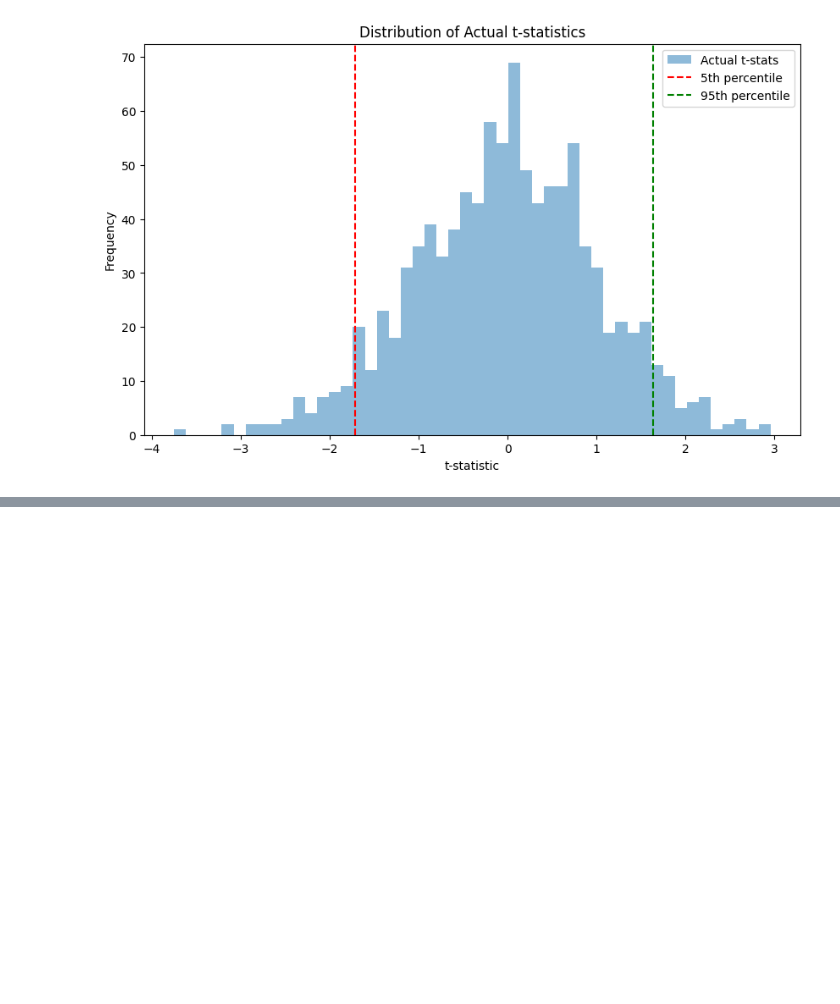
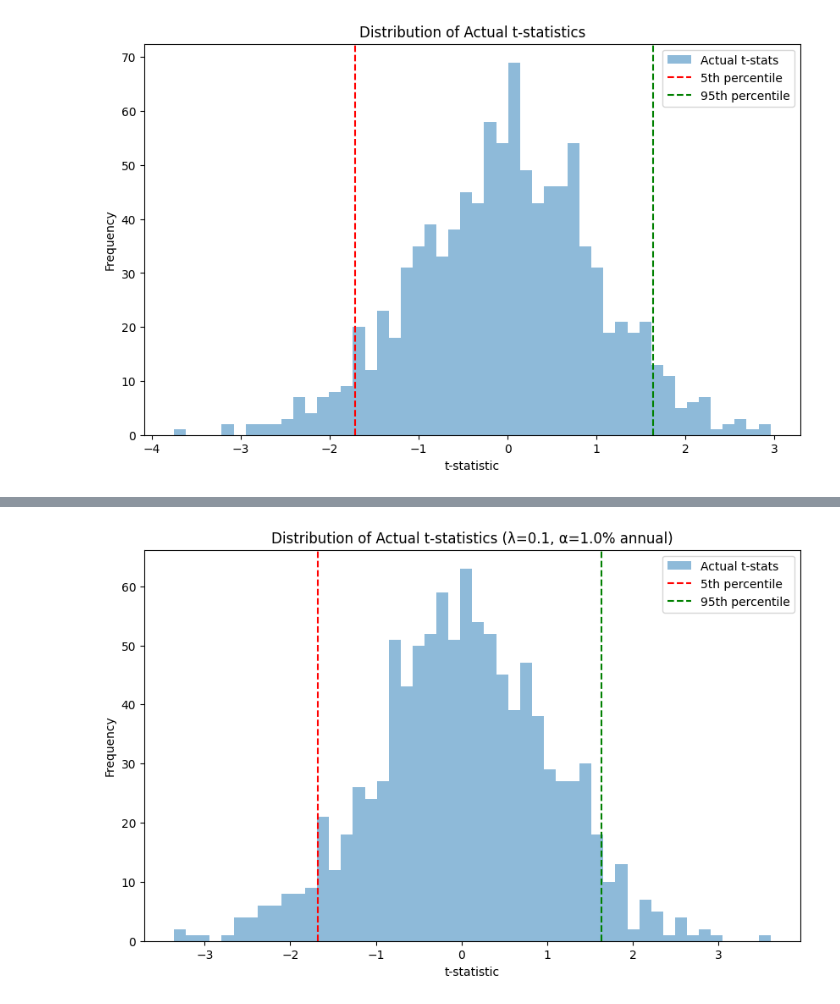
Before and after one commit to lknguyen8/BUSI-525, a Jupyter notebook: PS2.ipynb, the cells around one changed output, grey strips where cells are left out. Drawn from its saved outputs; the diff is of its cells as text; code cells hidden in the pictures; blank space fills up the shorter version.

```diff
--- a/PS2.ipynb
+++ b/PS2.ipynb
@@ -91,0 +94,83 @@ plt.show()
+# %%
+lambda_values = [0.1, 0.25, 0.5, 0.75]
+true_alphas_annual = [0.01, 0.025, 0.05]
+true_alphas = [alpha / 12 for alpha in true_alphas_annual]
+
+def simulate_fund_returns_with_skill(N, T, market_return_mean, market_return_sd, residual_sd, lambda_value, true_alpha):
+    market_returns = np.random.normal(market_return_mean, market_return_sd, T)
+    funds_returns = np.zeros((N, T))
+    alphas = np.zeros(N)
+    betas = np.zeros(N)
+    t_stats = np.zeros(N)
+    skilled_funds = np.random.choice(N, int(lambda_value * N), replace=False)  # Choose skilled funds
+
+    for i in range(N):
+        residuals = np.random.normal(0, residual_sd, T)
+        alpha = true_alpha if i in skilled_funds else 0
+        fund_returns = alpha + market_returns + residuals  # Fund returns with skill
+        funds_returns[i, :] = fund_returns
+
+        # Regression
+        X = sm.add_constant(market_returns)  # Adding a constant for alpha
+        model = sm.OLS(fund_returns, X).fit()
+        alphas[i] = model.params[0]
+        betas[i] = model.params[1]
+        t_stats[i] = model.tvalues[0]
+
+    return alphas, betas, t_stats, funds_returns
+
+
+# Loop over lambda values and true alpha values
+for lambda_value in lambda_values:
+    for true_alpha in true_alphas:
+        alphas, betas, t_stats, funds_returns = simulate_fund_returns_with_skill(
+            N, T, market_return_mean, market_return_sd, residual_sd, lambda_value, true_alpha)
+
+        bootstrap_t_stats = np.zeros((B, N))
+        for b in range(B):
+            for i in range(N):
+                bootstrap_sample = np.random.choice(T, size=T, replace=True)
+                bootstrap_fund_returns = funds_returns[i, bootstrap_sample]
+                X_bootstrap = sm.add_constant(market_returns[bootstrap_sample])
+                model_bootstrap = sm.OLS(bootstrap_fund_returns, X_bootstrap).fit()
+                bootstrap_t_stats[b, i] = model_bootstrap.tvalues[0]
+
+        plt.figure(figsize=(10, 6))
+        plt.hist(t_stats, bins=50, alpha=0.5, label='Actual t-stats')
+        plt.axvline(x=np.percentile(t_stats, 5), color='r', linestyle='--', label='5th percentile')
+        plt.axvline(x=np.percentile(t_stats, 95), color='g', linestyle='--', label='95th percentile')
+        plt.legend()
+        plt.xlabel('t-statistic')
+        plt.ylabel('Frequency')
+        plt.title(f'Distribution of Actual t-statistics (λ={lambda_value}, α={true_alpha * 12:.1%} annual)')
+        plt.show()
+
+        # Calculate the CDF of the actual t-statistics
+        sorted_t_stats = np.sort(t_stats)
+        cdf_actual = np.arange(1, N+1) / N
+
+        # Calculate the CDFs for bootstrap samples
+        sorted_bootstrap_t_stats = np.sort(bootstrap_t_stats.flatten())
+        cdf_bootstrap = np.arange(1, B*N+1) / (B*N)
+
+        # Plotting results for the actual t-statistics
+        plt.figure(figsize=(10, 6))
+        plt.plot(sorted_t_stats, cdf_actual, label='CDF of Actual t-stats')
+        plt.title(f'CDF of Actual t-stats (λ={lambda_value}, α={true_alpha * 12:.2%} annual)')
+        plt.xlabel('t-statistic')
+        plt.ylabel('Cumulative Probability')
+        plt.legend()
+        plt.grid(True)
+        plt.show()
+
+        # Plotting results for the bootstrap t-statistics
+        plt.figure(figsize=(10, 6))
+        plt.plot(sorted_bootstrap_t_stats, cdf_bootstrap, label='CDF of Bootstrap t-stats', color='orange')
+        plt.title(f'CDF of Bootstrap t-stats (λ={lambda_value}, α={true_alpha * 12:.2%} annual)')
+        plt.xlabel('t-statistic')
+        plt.ylabel('Cumulative Probability')
+        plt.legend()
+        plt.grid(True)
+        plt.show()
+# %% [output]
+[figure, added]
```
Also changed, not shown: parts of 2 cells of this notebook.
